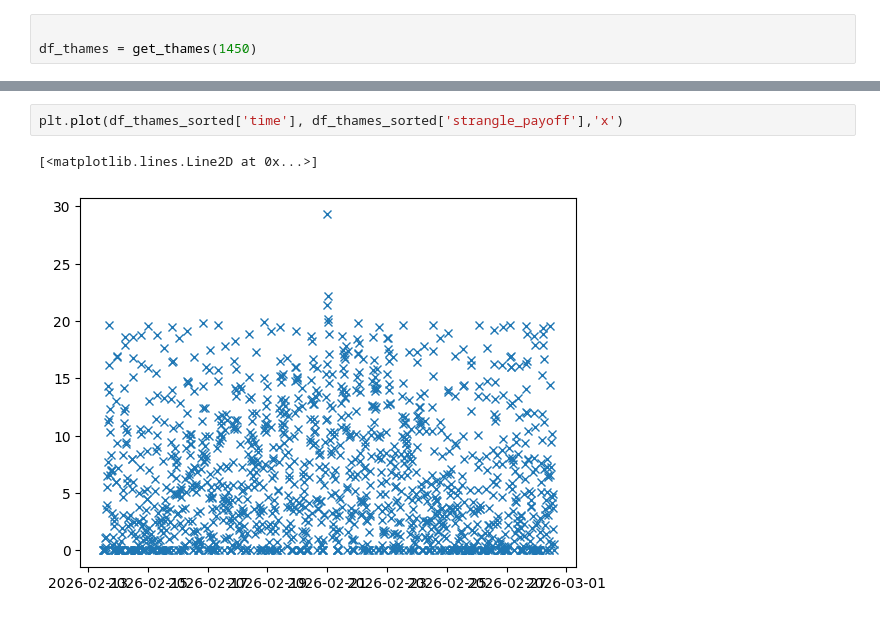
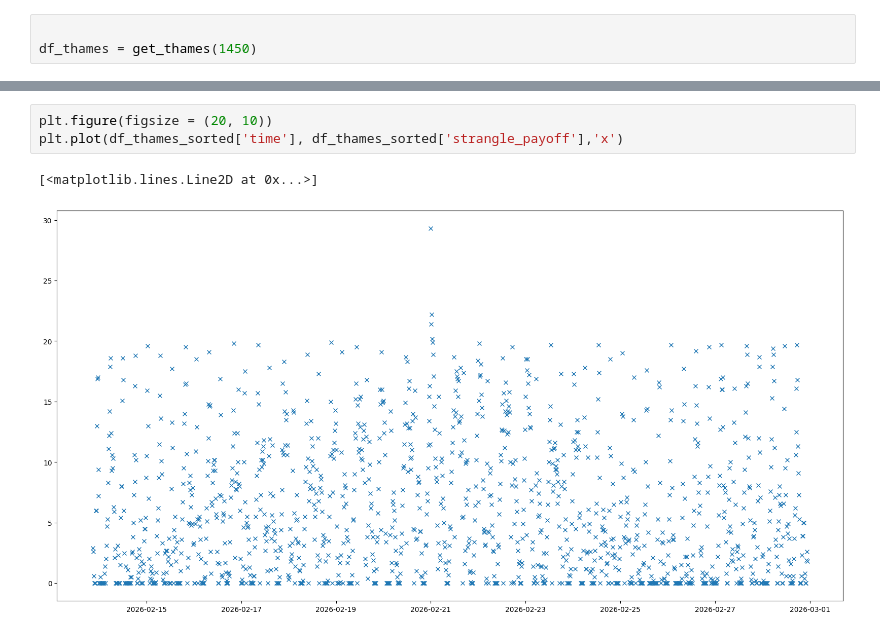
Before and after one commit to tomandrew1/ICAlgothon26, a Jupyter notebook: water.ipynb, the cells around one changed output, grey strips where cells are left out. Saved outputs shown, nothing was run; the diff lists cells and outputs as text.

```diff
--- a/water.ipynb
+++ b/water.ipynb
@@ -213,8 +406,9 @@ Sample intervals:
 # %%
+plt.figure(figsize = (20, 10))
 plt.plot(df_thames_sorted['time'], df_thames_sorted['strangle_payoff'],'x')
 # %% [output]
 [<matplotlib.lines.Line2D at 0x...>]
-[figure, old version]
+[figure, new version]
 # %%
 df = df_thames.sort_values("time").reset_index(drop=True).copy()
 
```
Also changed, not shown: parts of 17 cells of this notebook, 9 other files.
